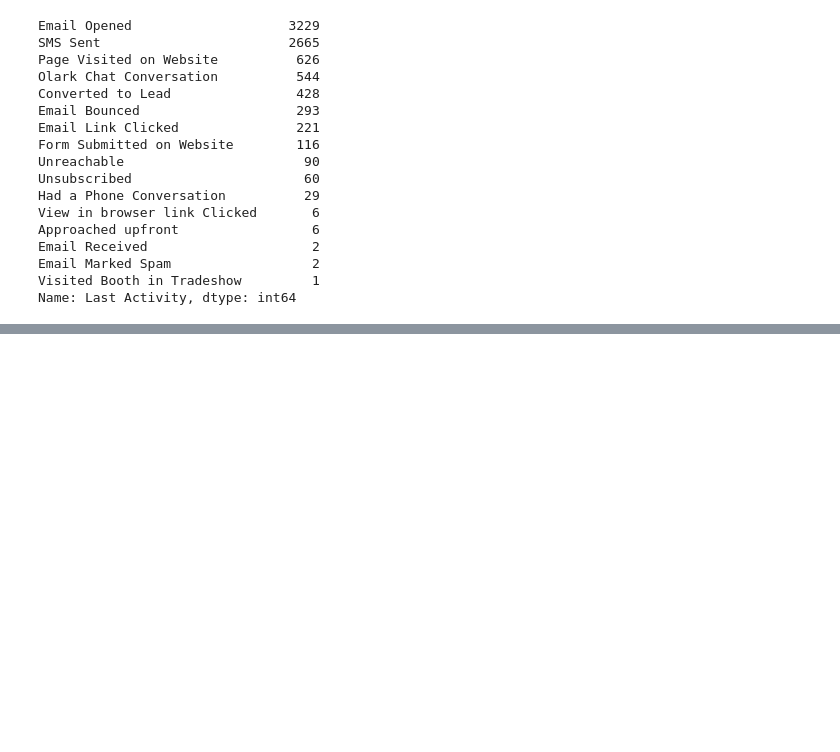
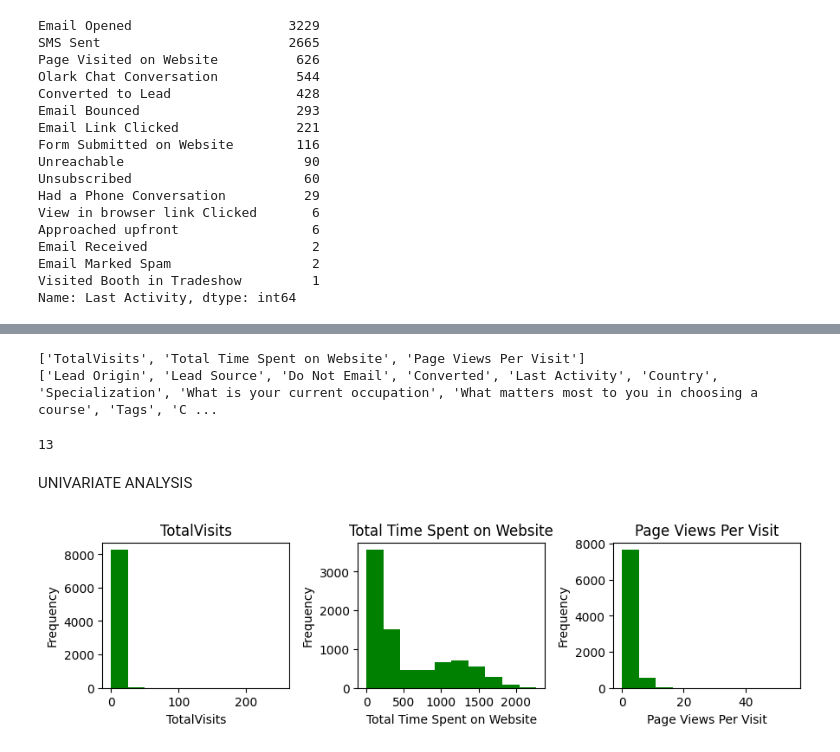
Before and after one commit to AnuAsai22/Lead_Scoring_CaseStudy, a Jupyter notebook: Lead_Scoring_AnuFinal.ipynb, the cells around one changed output, grey strips where cells are left out. Drawn from its saved outputs; the diff is of its cells as text; code cells hidden in the pictures; blank space fills up the shorter version.

```diff
--- a/Lead_Scoring_AnuFinal.ipynb
+++ b/Lead_Scoring_AnuFinal.ipynb
@@ -857,0 +865,6 @@ dtype: float64
+# %%
+ls.TotalVisits.fillna(ls.TotalVisits.median(), inplace=True)
+ls.TotalVisits = ls.TotalVisits.astype('int')
+# %%
+ls["Page Views Per Visit"].fillna(ls["Page Views Per Visit"].median(),inplace=True) #Imputed with median
+ls.head()
@@ -857,0 +941,44 @@ dtype: float64
+# %%
+num_col=["TotalVisits","Total Time Spent on Website","Page Views Per Visit"]
+obj_col=['Lead Origin',
+ 'Lead Source',
+ 'Do Not Email',
+ 'Converted',
+ 'Last Activity',
+ 'Country',
+ 'Specialization',
+ 'What is your current occupation',
+ 'What matters most to you in choosing a course',
+ 'Tags',
+ 'City',
+ 'A free copy of Mastering The Interview',
+ 'Last Notable Activity']
+print (num_col)
+print (obj_col)
+# %% [output]
+['TotalVisits', 'Total Time Spent on Website', 'Page Views Per Visit']
+['Lead Origin', 'Lead Source', 'Do Not Email', 'Converted', 'Last Activity', 'Country', 'Specialization', 'What is your current occupation', 'What matters most to you in choosing a course', 'Tags', 'C ...
+# %%
+print(len(obj_col))
+# %% [output]
+13
+# %% [markdown]
+UNIVARIATE ANALYSIS
+# %%
+# Numerical Data - Histogram
+
+a=4  # number of rows
+b=3  # number of columns
+c=1  # initialize plot counter
+fig=plt.figure(figsize=(9,9))
+for i in num_col:
+    plt.subplot(a,b,c)
+    plt.title('{},subplot:{}{}{}'.format(i,a,b,c))
+    plt.xlabel(i)
+    plt.title(i)
+    ls[i].plot.hist(color='g')
+    c=c+1
+fig.tight_layout()
+plt.show()
+# %% [output]
+[figure, added]
```
Also changed, not shown: parts of 15 cells of this notebook.
